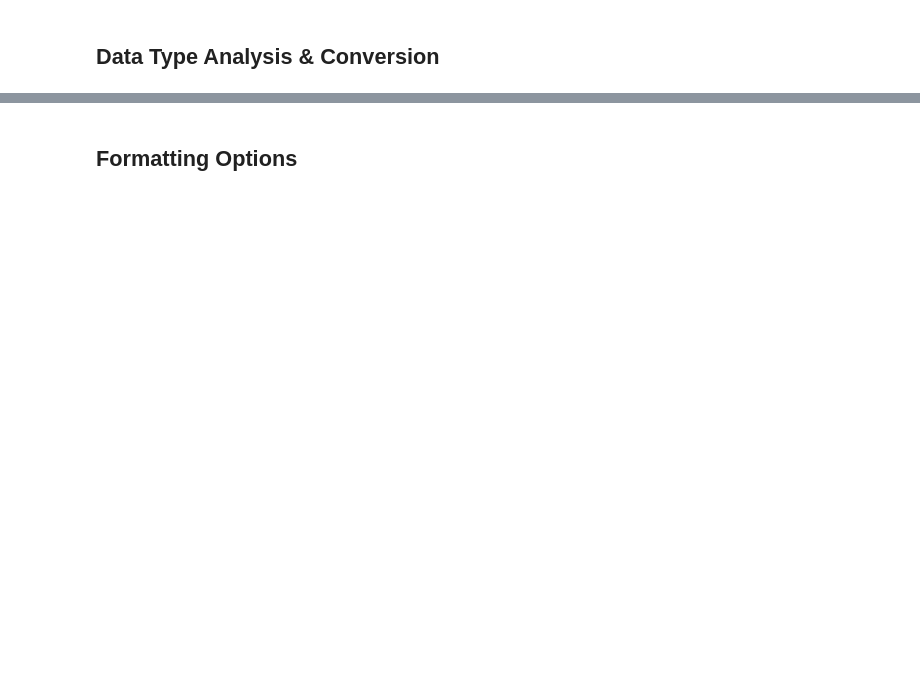
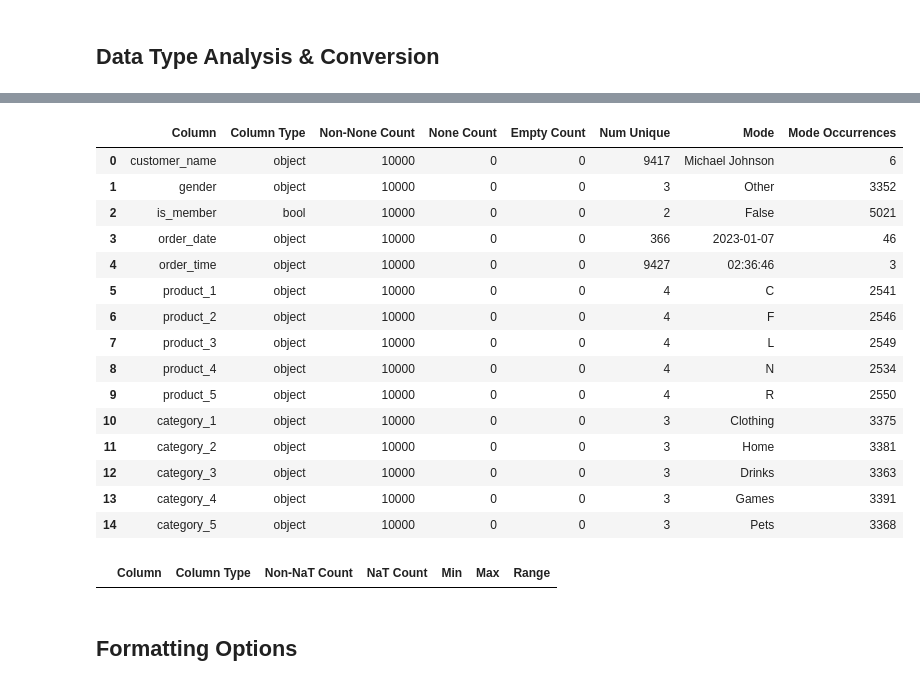
Before and after one commit to TomSmith255/exploratory-data-analysis, a Jupyter notebook: source_code/eda.ipynb, the cells around one changed output, grey strips where cells are left out. Saved outputs shown, nothing was run; the diff lists cells and outputs as text; code cells hidden in the pictures; blank space fills up the shorter version.

```diff
--- a/source_code/eda.ipynb
+++ b/source_code/eda.ipynb
@@ -195,3 +91,26 @@ NameError: name 'dtypes_df' is not defined
+# %%
+summarize_categorical_columns(df)
+# %% [output]
+|  | Column | Column Type | Non-None Count | None Count | Empty Count | Num Unique | Mode | Mode Occurrences |
+| 0 | customer_name | object | 10000 | 0 | 0 | 9417 | Michael Johnson | 6 |
+| 1 | gender | object | 10000 | 0 | 0 | 3 | Other | 3352 |
+| 2 | is_member | bool | 10000 | 0 | 0 | 2 | False | 5021 |
+| 3 | order_date | object | 10000 | 0 | 0 | 366 | 2023-01-07 | 46 |
+| 4 | order_time | object | 10000 | 0 | 0 | 9427 | 02:36:46 | 3 |
+| 5 | product_1 | object | 10000 | 0 | 0 | 4 | C | 2541 |
+| 6 | product_2 | object | 10000 | 0 | 0 | 4 | F | 2546 |
+| 7 | product_3 | object | 10000 | 0 | 0 | 4 | L | 2549 |
+| 8 | product_4 | object | 10000 | 0 | 0 | 4 | N | 2534 |
+| 9 | product_5 | object | 10000 | 0 | 0 | 4 | R | 2550 |
+| 10 | category_1 | object | 10000 | 0 | 0 | 3 | Clothing | 3375 |
+| 11 | category_2 | object | 10000 | 0 | 0 | 3 | Home | 3381 |
+| 12 | category_3 | object | 10000 | 0 | 0 | 3 | Drinks | 3363 |
+| 13 | category_4 | object | 10000 | 0 | 0 | 3 | Games | 3391 |
+| 14 | category_5 | object | 10000 | 0 | 0 | 3 | Pets | 3368 |
+# %%
+summarize_datetime_columns(df)
+# %% [output]
+|  | Column | Column Type | Non-NaT Count | NaT Count | Min | Max | Range |
 # %%
 # A decision needs to be made on how to fill the nan, empty string, none, and zero values
 # %% [markdown]
```
Also changed, not shown: parts of 12 cells of this notebook, 1 other file.
